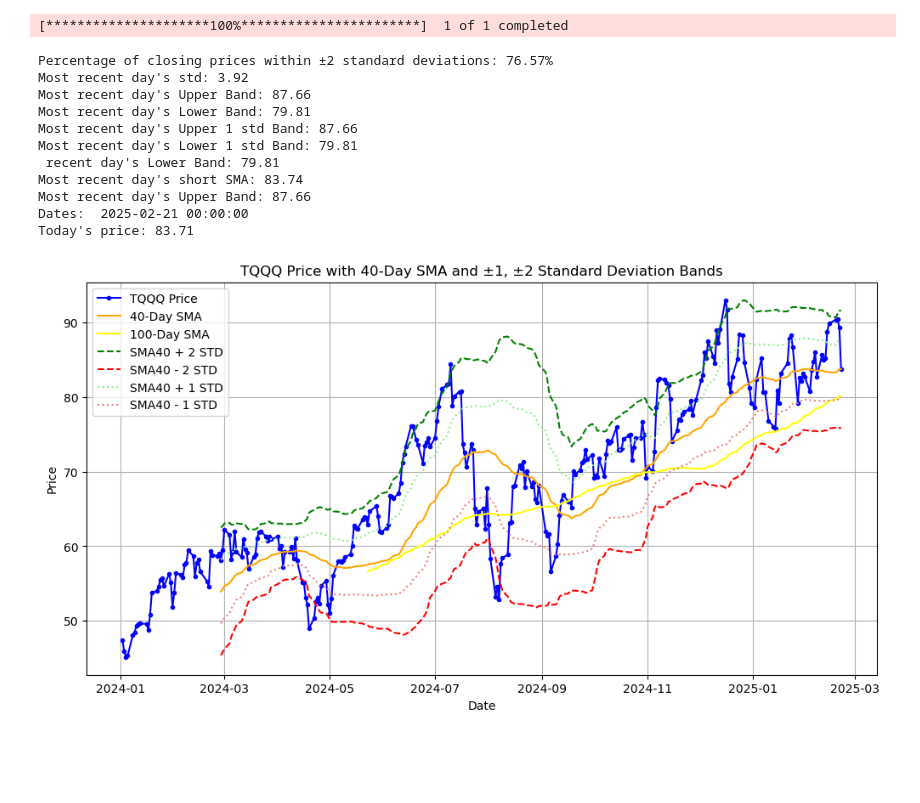
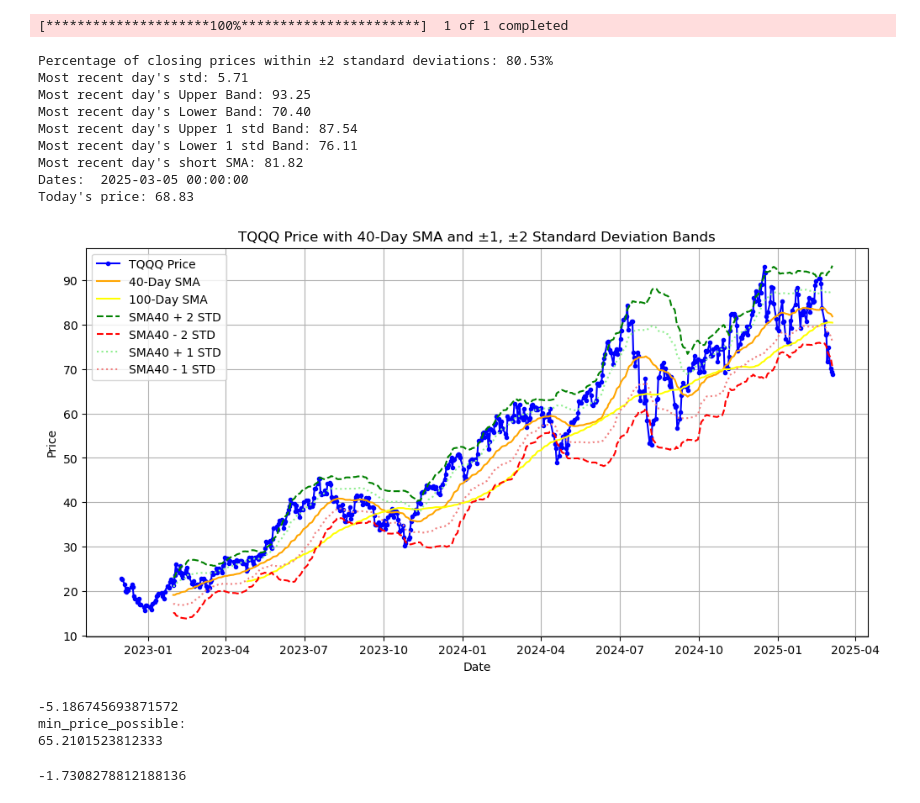
Before and after one commit to shixiangheng/XGB_stock_analysis_24YE, a Jupyter notebook: tqqq_normal_dist.ipynb, the cells around one changed output. Cells and saved outputs as stored; diff of their text form; code cells hidden in the pictures; blank space fills up the shorter version.

```diff
--- a/tqqq_normal_dist.ipynb
+++ b/tqqq_normal_dist.ipynb
@@ -7,7 +7,7 @@ import numpy as np
 # Fetch TQQQ data
 symbol = "TQQQ"
 # User-defined date range
-start_date = "2024-01-01"  # Change as needed
+start_date = "2022-12-01"  # Change as needed
 end_date = "2025-12-31"    # Change as needed
 
 # Fetch TQQQ data
@@ -39,8 +39,7 @@ latest_std = list(std_dev)[-1]
 latest_upper_band = data["Upper Band"].iloc[-1]
 latest_lower_band = data["Lower Band"].iloc[-1]
 
-latest_upper_band = data["Upper Band 1"].iloc[-1]
-latest_lower_band = data["Lower Band 1"].iloc[-1]
+
 latest_sma1 = data[f"SMA{window_num}"].iloc[-1]
 latest_price = data['Close'].iloc[-1]
 today_date = data['Date'].iloc[-1]
@@ -49,51 +48,66 @@ print(f"Most recent day's std: {latest_std:.2f}")
 print(f"Most recent day's Upper Band: {latest_upper_band:.2f}")
 print(f"Most recent day's Lower Band: {latest_lower_band:.2f}")
 
-
+latest_upper_band = data["Upper Band 1"].iloc[-1]
+latest_lower_band = data["Lower Band 1"].iloc[-1]
 
 
 
 print(f"Most recent day's Upper 1 std Band: {latest_upper_band:.2f}")
 print(f"Most recent day's Lower 1 std Band: {latest_lower_band:.2f}")
-print(f" recent day's Lower Band: {latest_lower_band:.2f}")
 print(f"Most recent day's short SMA: {latest_sma1:.2f}")
-print(f"Most recent day's Upper Band: {latest_upper_band:.2f}")
 print('Dates: ',today_date)
 print(f"Today's price: {latest_price:.2f}")
+
 
 
 # Plot the results
 data.index = data['Date']
 plt.figure(figsize=(12, 6))
 plt.plot(data.index, data["Close"], label="TQQQ Price", color="blue", marker='.')
 plt.plot(data.index, data[f"SMA{window_num}"], label=f"{window_num}-Day SMA", color="orange")
 plt.plot(data.index, data[f"SMA{window_long}"], label=f"{window_long}-Day SMA", color="yellow")
 
 plt.plot(data.index, data["Upper Band"], label=f"SMA{window_num} + 2 STD", linestyle="dashed", color="green")
 plt.plot(data.index, data["Lower Band"], label=f"SMA{window_num} - 2 STD", linestyle="dashed", color="red")
 plt.plot(data.index, data["Upper Band 1"], label=f"SMA{window_num} + 1 STD", linestyle="dotted", color="lightgreen")
 plt.plot(data.index, data["Lower Band 1"], label=f"SMA{window_num} - 1 STD", linestyle="dotted", color="lightcoral")
 
 plt.title(f"TQQQ Price with {window_num}-Day SMA and ±1, ±2 Standard Deviation Bands")
 plt.xlabel("Date")
 plt.ylabel("Price")
 plt.legend()
 plt.grid()
 plt.show()
 # %% [output]
 [*********************100%***********************]  1 of 1 completed
-Percentage of closing prices within ±2 standard deviations: 76.57%
-Most recent day's std: 3.92
-Most recent day's Upper Band: 87.66
-Most recent day's Lower Band: 79.81
-Most recent day's Upper 1 std Band: 87.66
-Most recent day's Lower 1 std Band: 79.81
- recent day's Lower Band: 79.81
-Most recent day's short SMA: 83.74
-Most recent day's Upper Band: 87.66
-Dates:  2025-02-21 00:00:00
-Today's price: 83.71
+Percentage of closing prices within ±2 standard deviations: 80.53%
+Most recent day's std: 5.71
+Most recent day's Upper Band: 93.25
+Most recent day's Lower Band: 70.40
+Most recent day's Upper 1 std Band: 87.54
+Most recent day's Lower 1 std Band: 76.11
+Most recent day's short SMA: 81.82
+Dates:  2025-03-05 00:00:00
+Today's price: 68.83
-[figure, old version]
+[figure, new version]
+# %%
+tqqq_data = data.copy()
+tqqq_data['diff'] =  tqqq_data["Close"] - tqqq_data["Lower Band"]
+#max_diff = data['diff'].dropna().max()
+min_diff = tqqq_data['diff'].dropna().min()
+print(min_diff)
+print('min_price_possible: ')
+print(tqqq_data["Lower Band"].iloc[-1]+min_diff)
+# %% [output]
+-5.186745693871572
+min_price_possible:
+65.2101523812333
+# %%
+temp_tqqq= tqqq_data[tqqq_data['diff']<0]
+temp_tqqq['diff'].mean()
+# %% [output]
+-1.7308278812188136
 # %%
 import yfinance as yf
 import pandas as pd
```
Also changed, not shown: parts of 2 cells of this notebook, 3 other files.
